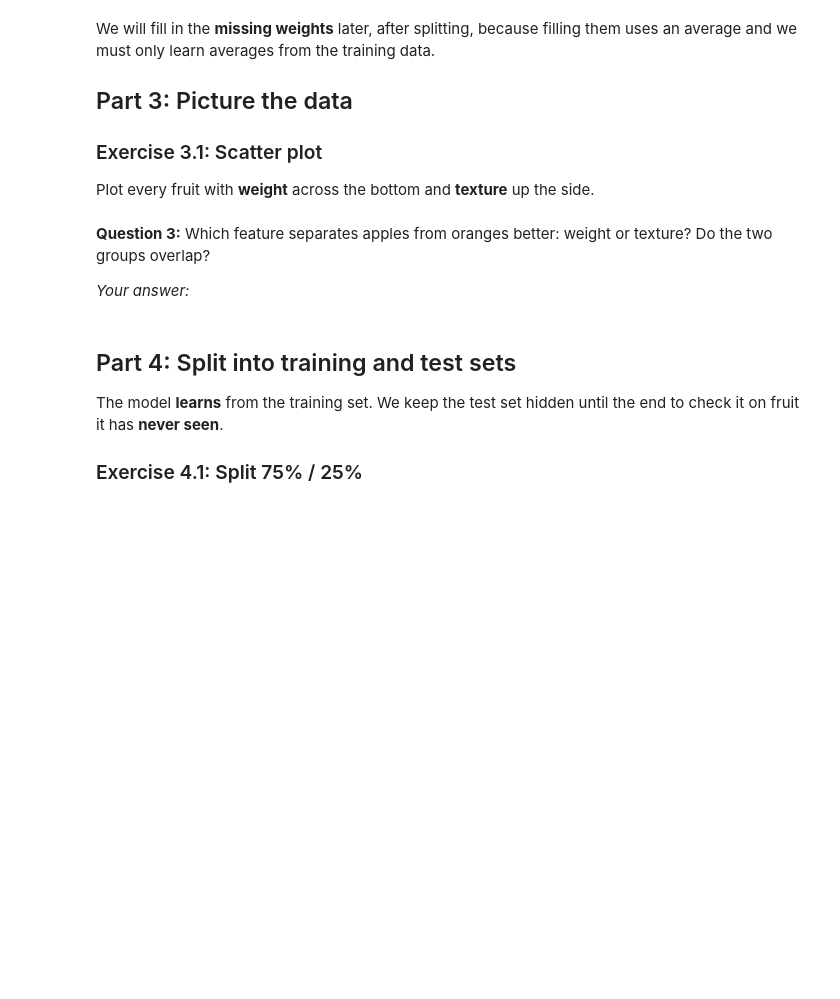
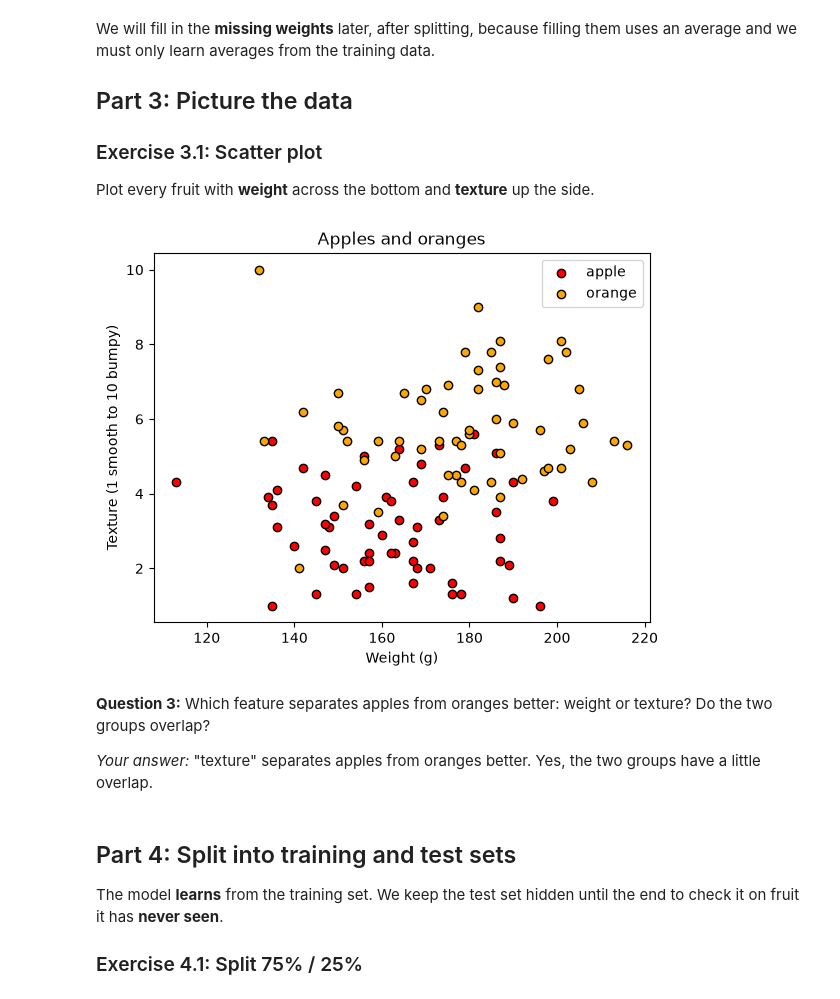
Before and after one commit to LouisHeiGamer/Work-Desk-88, a Jupyter notebook: Lesson_4/ml_fruit_lab_exercises.ipynb, the cells around one changed output. Cells and saved outputs as stored; diff of their text form; code cells hidden in the pictures; blank space fills up the shorter version.

Commit message:
Save the work on "ml_fruit_lab_exercises.ipynb" while working on it

```diff
--- a/Lesson_4/ml_fruit_lab_exercises.ipynb
+++ b/Lesson_4/ml_fruit_lab_exercises.ipynb
@@ -81,7 +117,7 @@ print("Duplicate rows:", ...)                  # TODO: use fruit.duplicated().su
 ### Exercise 2.1: Fix the labels and remove duplicates
 # %%
 fruit["fruit"] = fruit["fruit"].str.strip().str.lower()   # " Apple " -> "apple"
-fruit = ...                                                # TODO: remove duplicate rows (hint: .drop_duplicates())
+fruit = fruit.drop_duplicates()                                                # TODO: remove duplicate rows (hint: .drop_duplicates())
 
 print(fruit["fruit"].value_counts())
 print("Fruits left:", len(fruit))
@@ -94,17 +136,20 @@ Plot every fruit with **weight** across the bottom and **texture** up the side.
 # %%
 for name, colour in [("apple", "red"), ("orange", "orange")]:
     rows = fruit[fruit["fruit"] == name]                     # just this type of fruit
-    plt.scatter(rows[...], rows[...], c=colour, label=name, edgecolor="black")   # TODO: which two columns?
+    plt.scatter(rows["weight"], rows["texture"], c=colour, label=name, edgecolor="black")   # TODO: which two columns?
 
 plt.xlabel("Weight (g)")
 plt.ylabel("Texture (1 smooth to 10 bumpy)")
 plt.legend()
 plt.title("Apples and oranges")
 plt.show()
+# %% [output]
+[figure, added]
 # %% [markdown]
 **Question 3:** Which feature separates apples from oranges better: weight or texture? Do the two groups overlap?
 
 *Your answer:*
+    "texture" separates apples from oranges better. Yes, the two groups have a little overlap.
 # %% [markdown]
 ## Part 4: Split into training and test sets
 The model **learns** from the training set. We keep the test set hidden until the end to check it on fruit it has **never seen**.
```
Also changed, not shown: parts of 13 cells of this notebook.
